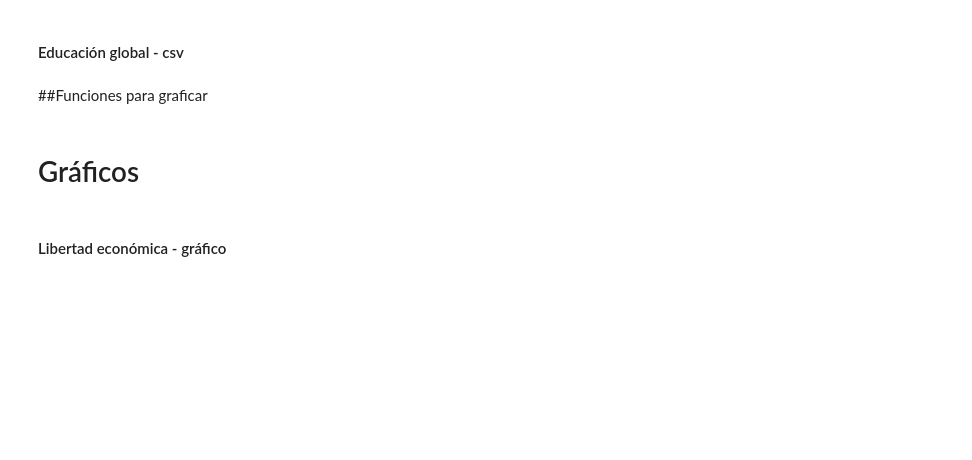
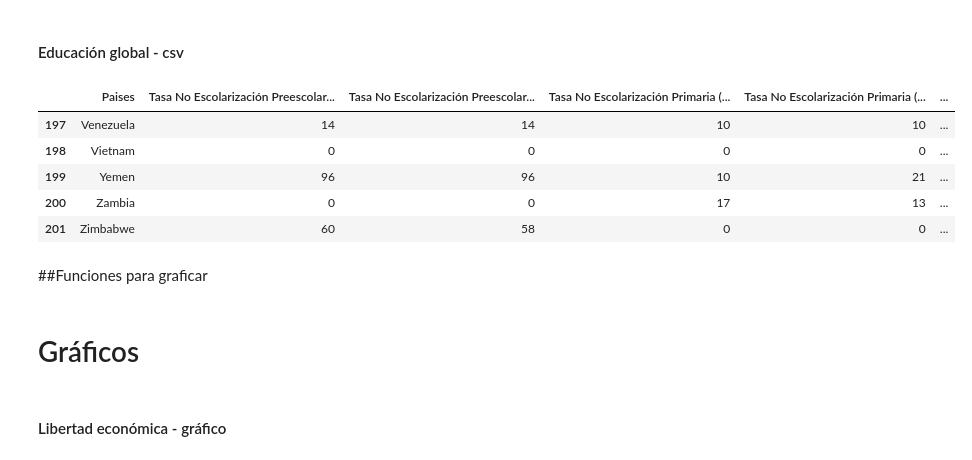
Before and after one commit to Matiiwtcp/Proyecto_final_bigdata, a Jupyter notebook: Proyecto_final_MLBG.ipynb, the cells around one changed output. Saved outputs shown, nothing was run; the diff lists cells and outputs as text; code cells hidden in the pictures; blank space fills up the shorter version.

```diff
--- a/Proyecto_final_MLBG.ipynb
+++ b/Proyecto_final_MLBG.ipynb
@@ -202,33 +250,42 @@ nuevos_nombres = {
     'Completion_Rate_Primary_Male': 'Tasa Finalización Educación Primaria (Varones)',
     'Completion_Rate_Primary_Female': 'Tasa Finalización Educación Primaria (Mujeres)',
     'Completion_Rate_Lower_Secondary_Male': 'Tasa Finalización Primer Ciclo Secundaria (Varones)',
     'Completion_Rate_Lower_Secondary_Female': 'Tasa Finalización Primer Ciclo Secundaria (Mujeres)',
     'Completion_Rate_Upper_Secondary_Male': 'Tasa Finalización Segundo Ciclo Secundaria (Varones)',
     'Completion_Rate_Upper_Secondary_Female': 'Tasa Finalización Segundo Ciclo Secundaria (Mujeres)',
     'Unemployment_Rate': 'Tasa Desempleo'}
 # Renombrar las columnas en el DataFrame
 df_eg.rename(columns=nuevos_nombres, inplace=True)
 
 # Seleccionar columnas de interés
 df_eg = df_eg[['Paises', 'Tasa No Escolarización Preescolar (Varones)',
                'Tasa No Escolarización Preescolar (Mujeres)','Tasa No Escolarización Primaria (Varones)',
                'Tasa No Escolarización Primaria (Mujeres)','Tasa No Escolarización Primer Ciclo Secundaria (Varones)',
                'Tasa No Escolarización Primer Ciclo Secundaria (Mujeres)',
                'Tasa No Escolarización Segundo Ciclo Secundaria (Varones)',
                'Tasa No Escolarización Segundo Ciclo Secundaria (Varones)',
                'Tasa No Escolarización Segundo Ciclo Secundaria (Mujeres)',
                'Tasa Finalización Educación Primaria (Varones)',
                'Tasa Finalización Educación Primaria (Mujeres)',
                'Tasa Finalización Primer Ciclo Secundaria (Varones)',
                'Tasa Finalización Primer Ciclo Secundaria (Mujeres)',
                'Tasa Finalización Segundo Ciclo Secundaria (Varones)',
                'Tasa Finalización Segundo Ciclo Secundaria (Mujeres)',
                'Tasa Desempleo']]
 
 # Convertir valores nulos a NaN
 df_eg.replace('Datos nulos', np.nan, inplace=True)
 # Eliminar filas con NaN
 df_eg = df_eg.dropna()
+
+df_eg.tail()
+# %% [output]
+|  | Paises | Tasa No Escolarización Preescolar... | Tasa No Escolarización Preescolar... | Tasa No Escolarización Primaria (... | Tasa No Escolarización Primaria (... | ... |
+| 197 | Venezuela | 14 | 14 | 10 | 10 | ... |
+| 198 | Vietnam | 0 | 0 | 0 | 0 | ... |
+| 199 | Yemen | 96 | 96 | 10 | 21 | ... |
+| 200 | Zambia | 0 | 0 | 17 | 13 | ... |
+| 201 | Zimbabwe | 60 | 58 | 0 | 0 | ... |
 # %% [markdown]
 ##Funciones para graficar
 # %%
```
Also changed, not shown: parts of 10 cells of this notebook.
